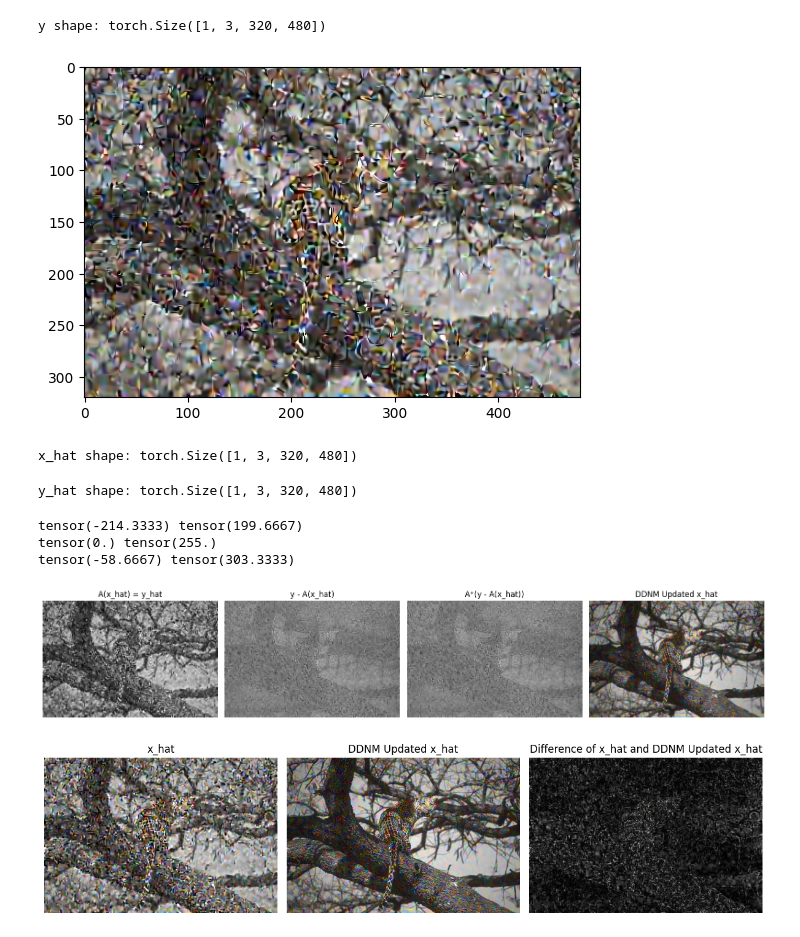
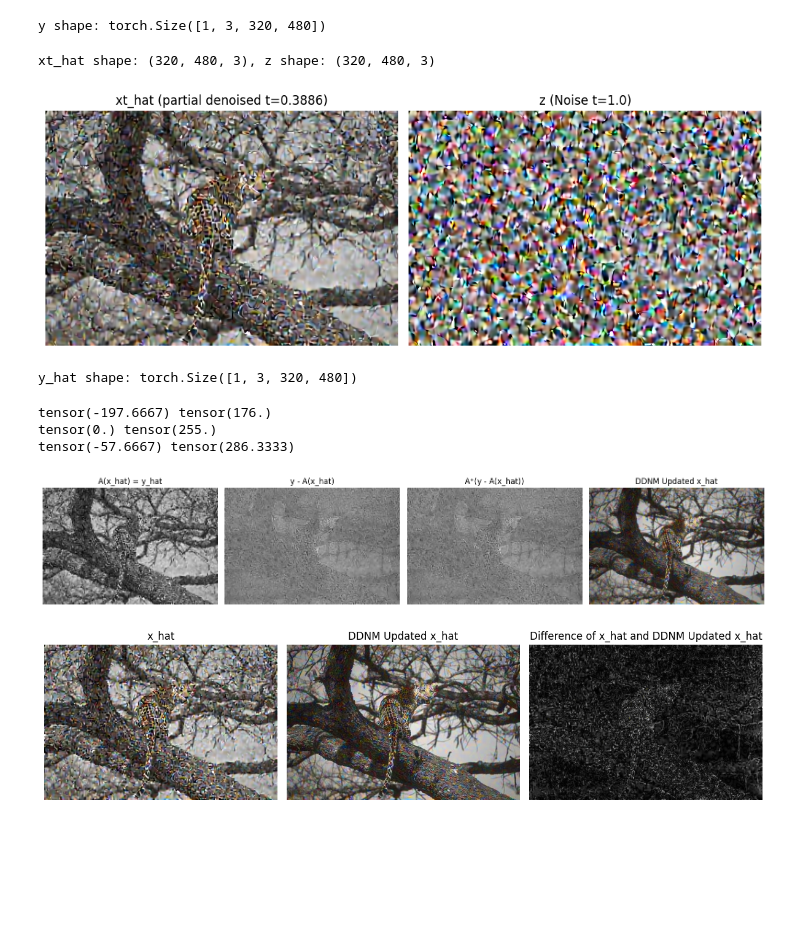
Before and after one commit to Tharindu-Nirmal/RFSolver_Chanlab, a Jupyter notebook: FLUX_Image_Edit/src/sandbox.ipynb, the cells around one changed output. Drawn from its saved outputs; the diff is of its cells as text; code cells hidden in the pictures; blank space fills up the shorter version.

Commit message:
[edit] sandbox for DDNM

```diff
--- a/FLUX_Image_Edit/src/sandbox.ipynb
+++ b/FLUX_Image_Edit/src/sandbox.ipynb
@@ -187,18 +191,34 @@ print(f"y shape: {y.shape}")
 # %% [output]
 y shape: torch.Size([1, 3, 320, 480])
 # %%
-source_dir = "/scratch/gilbreth/lwickrem/RF_Inversion/RF-Solver-Edit/FLUX_Image_Edit/src/test_inversenoise2img_timestep20.png"
-x_hat = np.array(Image.open(source_dir).convert('RGB'))
-plt.imshow(x_hat)
-# plt.axis('off')
+source_dir = "/scratch/gilbreth/lwickrem/RF_Inversion/RF-Solver-Edit/FLUX_Image_Edit/src"
+
+t=0.3886
+xt_hat = np.array(Image.open(source_dir+'/test_itr22_t=0.3886.png' ).convert('RGB'))
+z = np.array(Image.open(source_dir+'/test_itr0_t=1.0000.png' ).convert('RGB'))
+print(f"xt_hat shape: {xt_hat.shape}, z shape: {z.shape}")
+
+# Plot side by side
+fig, axes = plt.subplots(1, 2, figsize=(10,5))
+axes[0].imshow(xt_hat)
+axes[0].set_title("xt_hat (partial denoised t=0.3886)")
+axes[0].axis("off")
+
+axes[1].imshow(z)
+axes[1].set_title("z (Noise t=1.0)")
+axes[1].axis("off")
+
+plt.tight_layout()
 plt.show()
 
-x_hat = torch.from_numpy(x_hat).float().unsqueeze(0)
-x_hat = rearrange(x_hat, 'b h w c-> b c h w')
-print(f"x_hat shape: {x_hat.shape}")
+xt_hat = torch.from_numpy(xt_hat).float().unsqueeze(0)
+xt_hat = rearrange(xt_hat, 'b h w c-> b c h w')
+
+z = torch.from_numpy(z).float().unsqueeze(0)
+z = rearrange(z, 'b h w c-> b c h w')
 # %% [output]
+xt_hat shape: (320, 480, 3), z shape: (320, 480, 3)
-[figure, old version]
+[figure, new version]
-x_hat shape: torch.Size([1, 3, 320, 480])
 # %%
 A = set_operator(y.shape, IR_mode)
 Ap = set_pinv_operator(y.shape, IR_mode)
@@ -212,20 +232,20 @@ A = set_operator(y.shape, IR_mode)
 Ap = set_pinv_operator(y.shape, IR_mode)
 lambda_t = 1
 
-x0t = (x_hat - (1-t)*z)/ (t + 1e-10)
-y0_hat = A(x_hat)           # forward
+x0t = (xt_hat - (1-t)*z)/ (t + 1e-10)
+y0_hat = A(xt_hat)           # forward
 yres   = y - y0_hat         # residual in measurement space
 xres   = Ap(yres)           # backprojected residual
 # print(type(xres), xres.shape) # Tensor, torch.Size([1, 3, 256, 256])
 print(xres.min(), xres.max())   # -214.3333 , 199.6667
-print(x_hat.min(), x_hat.max()) #  0.0 , 255.0
-DDNM_xhat    = x_hat + lambda_t*xres
+print(xt_hat.min(), xt_hat.max()) #  0.0 , 255.0
+DDNM_xthat    = xt_hat + lambda_t*xres
 
-print(DDNM_xhat.min(), DDNM_xhat.max()) #-58.6667, 303.3333
-DDNM_xhat = torch.clamp(DDNM_xhat, 0, 255)
+print(DDNM_xthat.min(), DDNM_xthat.max()) #-58.6667, 303.3333
+DDNM_xthat = torch.clamp(DDNM_xthat, 0, 255)
 
 
-imgs = [to_img(y0_hat), to_img(yres), to_img(xres), to_img(DDNM_xhat)]
+imgs = [to_img(y0_hat), to_img(yres), to_img(xres), to_img(DDNM_xthat)]
 titles = ["A(x_hat) = y_hat", "y - A(x_hat)", "A⁺(y - A(x_hat))", "DDNM Updated x_hat"]
 
 fig, axes = plt.subplots(1, 4, figsize=(16,4))
@@ -236,8 +256,8 @@ for ax, im, title in zip(axes, imgs, titles):
 plt.tight_layout()
 plt.show()
 # %% [output]
-tensor(-214.3333) tensor(199.6667)
+tensor(-197.6667) tensor(176.)
 tensor(0.) tensor(255.)
-tensor(-58.6667) tensor(303.3333)
+tensor(-57.6667) tensor(286.3333)
 [figure]
 # %%
```
Also changed, not shown: parts of 3 cells of this notebook, 1 other file.
